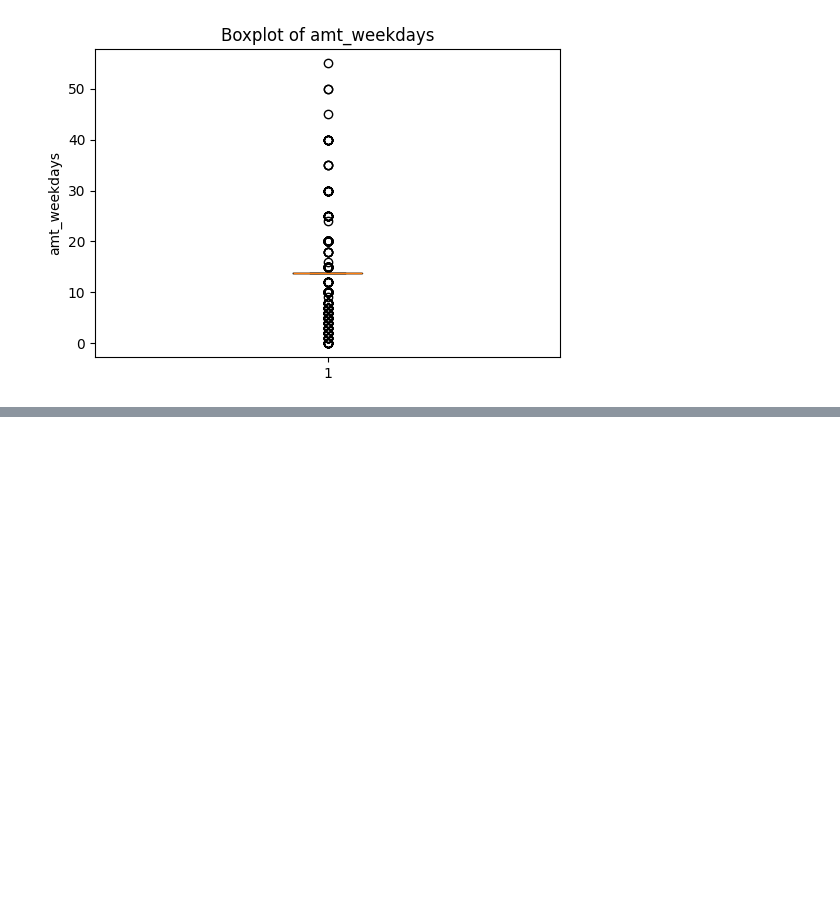
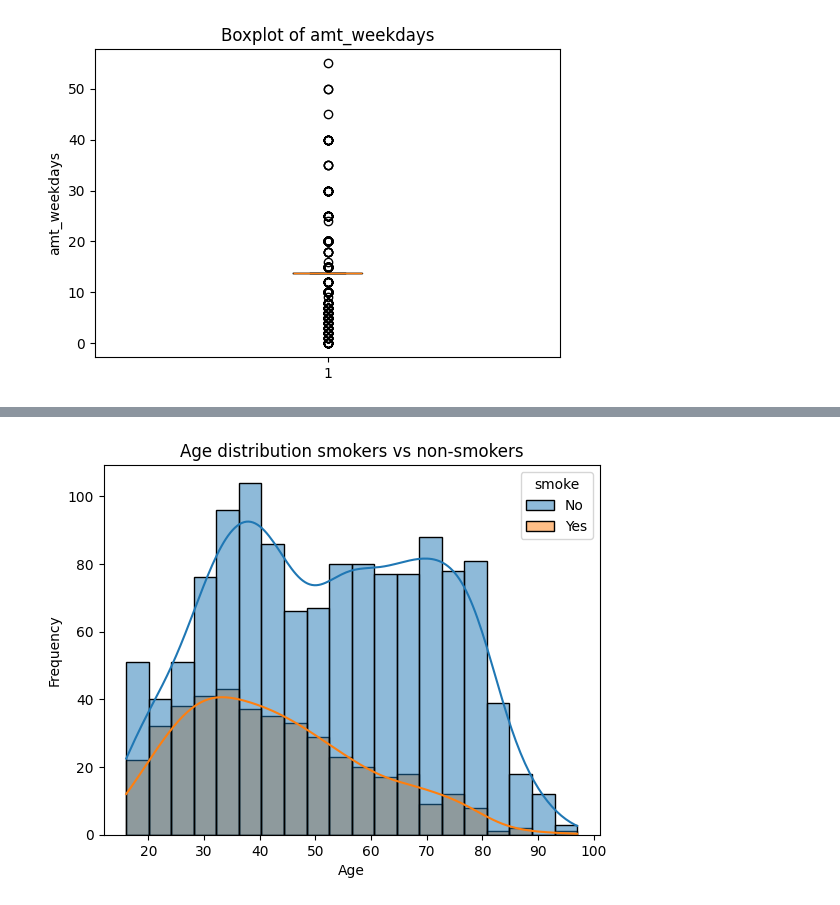
Before and after one commit to GeetAvaneesh/Exploratory-Data-Analytics-project-on-smoking-data-set-22BDS0343, a Jupyter notebook: 22BDS0343_EDA_Theory_GeetAvaneesh.ipynb, the cells around one changed output, grey strips where cells are left out. Saved outputs shown, nothing was run; the diff lists cells and outputs as text; code cells hidden in the pictures; blank space fills up the shorter version.

```diff
--- a/22BDS0343_EDA_Theory_GeetAvaneesh.ipynb
+++ b/22BDS0343_EDA_Theory_GeetAvaneesh.ipynb
@@ -870,2 +873,11 @@ for i in nominal:
 # %%
 # from the graph we can see the diferences between different categories in depth for eg in the cigarete type both/mainly rolled is very less almost negligible
+# %%
+# distribution plots to show the data is distributed
+sns.histplot(data=df, x='age', hue='smoke', kde=True, bins=20)
+plt.title("Age distribution smokers vs non-smokers")
+plt.xlabel("Age")
+plt.ylabel("Frequency")
+plt.show()
+# %% [output]
+[figure, added]
```
Also changed, not shown: parts of 35 cells of this notebook.
